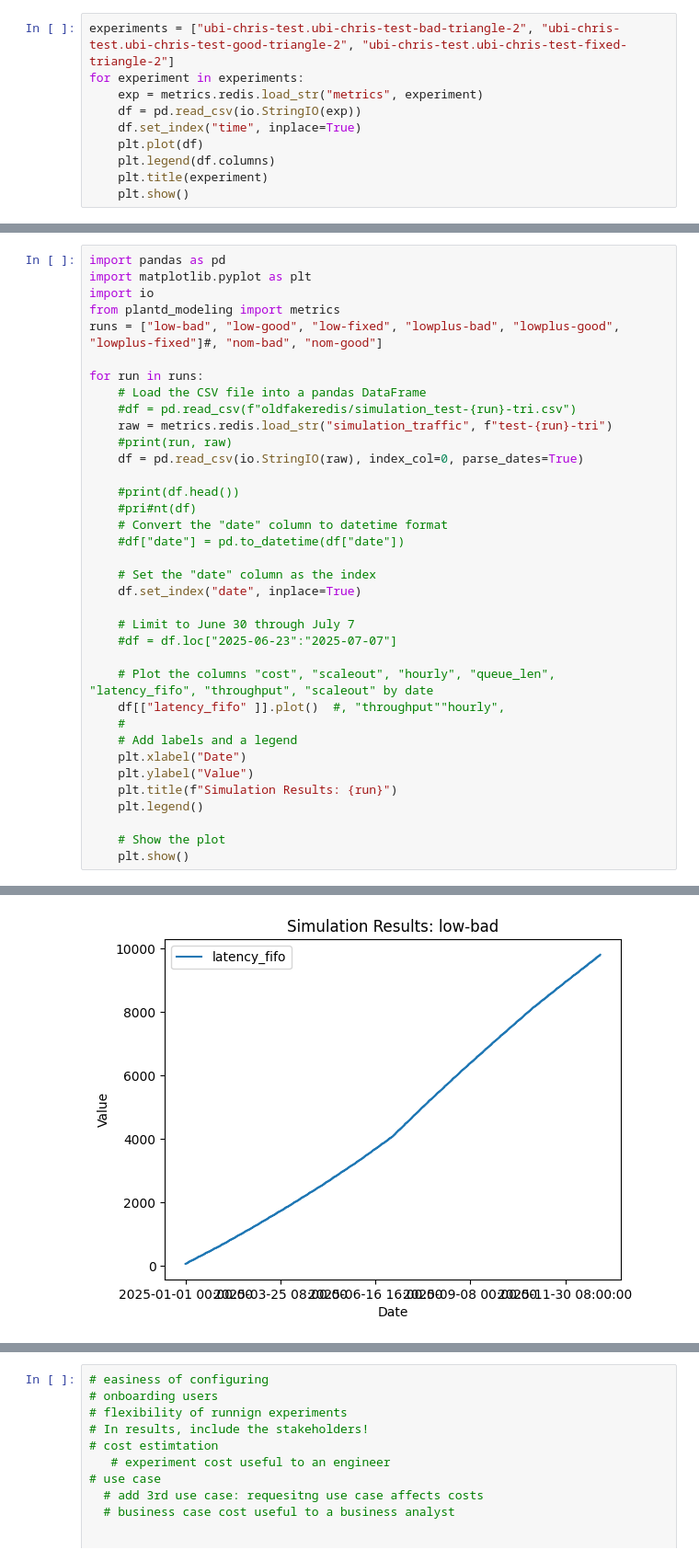
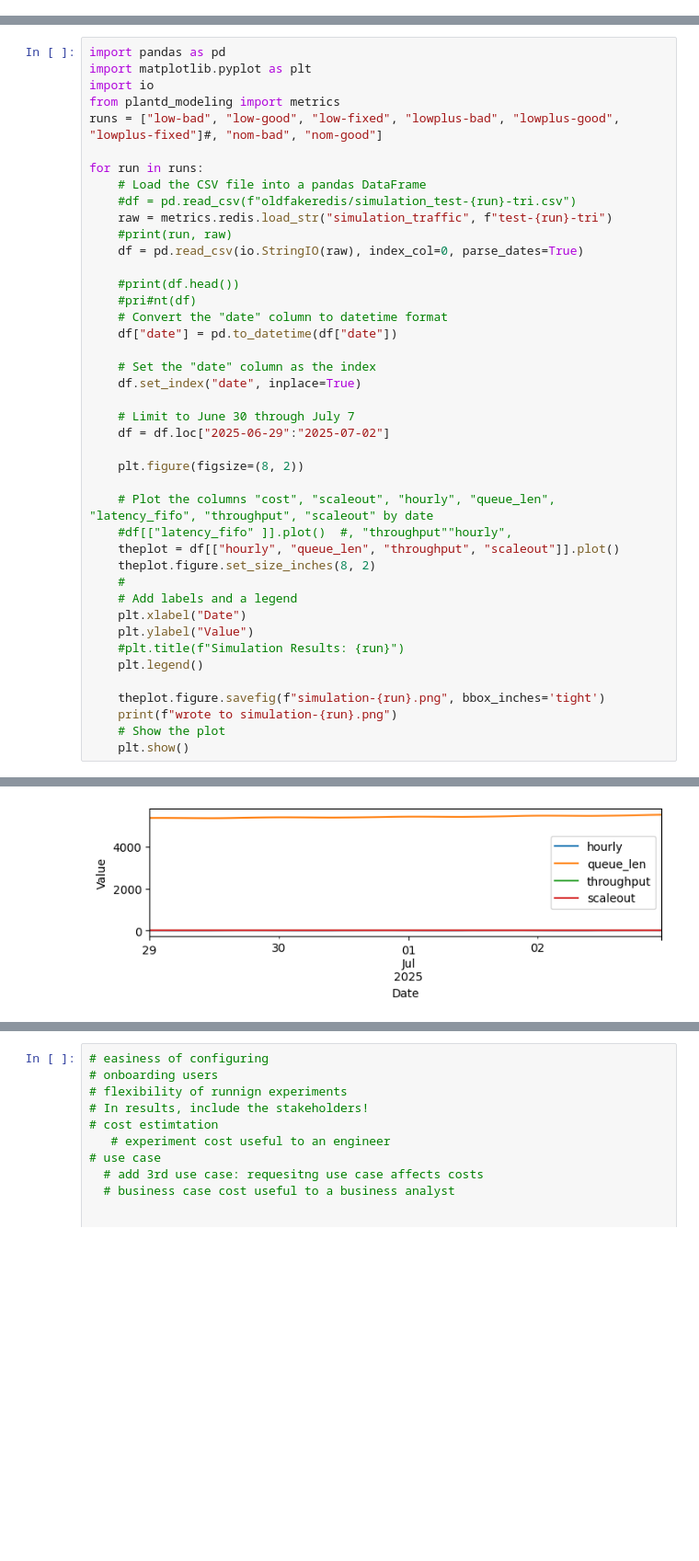
Before and after one commit to CarnegieMellon-PlantD/plantd-modeling, a Jupyter notebook: examine.ipynb, the cells around one changed output, grey strips where cells are left out. Shown at 92% size. Cells and saved outputs as stored; diff of their text form; blank space fills up the shorter version.

Commit message:
Graphs and tables for paper, mostly

```diff
--- a/examine.ipynb
+++ b/examine.ipynb
@@ -13,10 +12,0 @@ os.environ['REDIS_PASSWORD'] = ''
-# %%
-experiments = ["ubi-chris-test.ubi-chris-test-bad-triangle-2", "ubi-chris-test.ubi-chris-test-good-triangle-2", "ubi-chris-test.ubi-chris-test-fixed-triangle-2"]
-for experiment in experiments:
-    exp = metrics.redis.load_str("metrics", experiment)
-    df = pd.read_csv(io.StringIO(exp))
-    df.set_index("time", inplace=True)
-    plt.plot(df)
-    plt.legend(df.columns)
-    plt.title(experiment)
-    plt.show()
@@ -50,23 +147,29 @@ for run in runs:
     #print(df.head())
     #pri#nt(df)
     # Convert the "date" column to datetime format
-    #df["date"] = pd.to_datetime(df["date"])
+    df["date"] = pd.to_datetime(df["date"])
 
     # Set the "date" column as the index
     df.set_index("date", inplace=True)
 
     # Limit to June 30 through July 7
-    #df = df.loc["2025-06-23":"2025-07-07"]
+    df = df.loc["2025-06-29":"2025-07-02"]
+
+    plt.figure(figsize=(8, 2))
 
     # Plot the columns "cost", "scaleout", "hourly", "queue_len", "latency_fifo", "throughput", "scaleout" by date
-    df[["latency_fifo" ]].plot()  #, "throughput""hourly",
+    #df[["latency_fifo" ]].plot()  #, "throughput""hourly",
+    theplot = df[["hourly", "queue_len", "throughput", "scaleout"]].plot()
+    theplot.figure.set_size_inches(8, 2)
     #
     # Add labels and a legend
     plt.xlabel("Date")
     plt.ylabel("Value")
-    plt.title(f"Simulation Results: {run}")
+    #plt.title(f"Simulation Results: {run}")
     plt.legend()
 
+    theplot.figure.savefig(f"simulation-{run}.png", bbox_inches='tight')
+    print(f"wrote to simulation-{run}.png")
     # Show the plot
     plt.show()
 # %% [output]
@@ -73 +178 @@ for run in runs:
-[figure, old version]
+[figure, new version]
```
Also changed, not shown: parts of 14 cells of this notebook, 4 other files.
